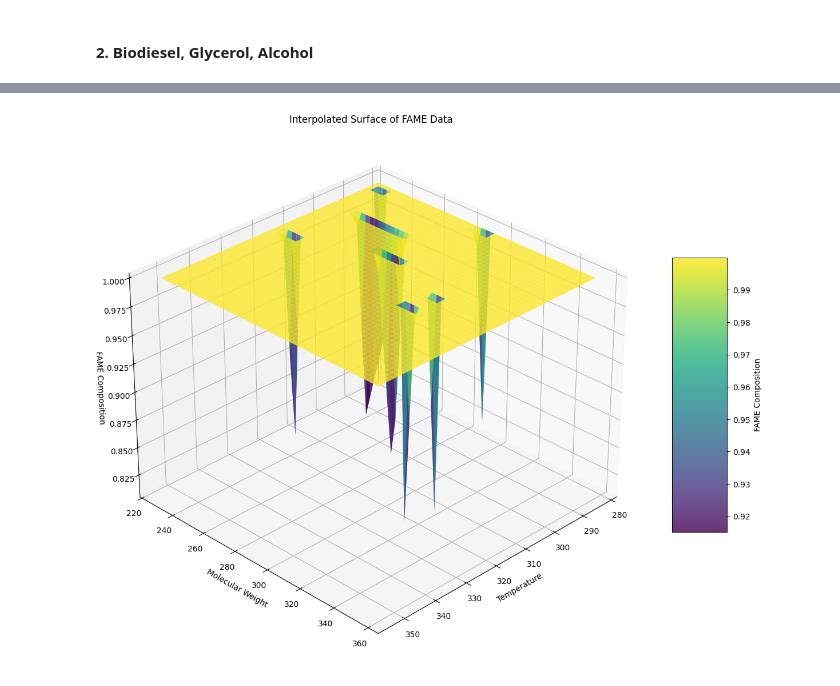
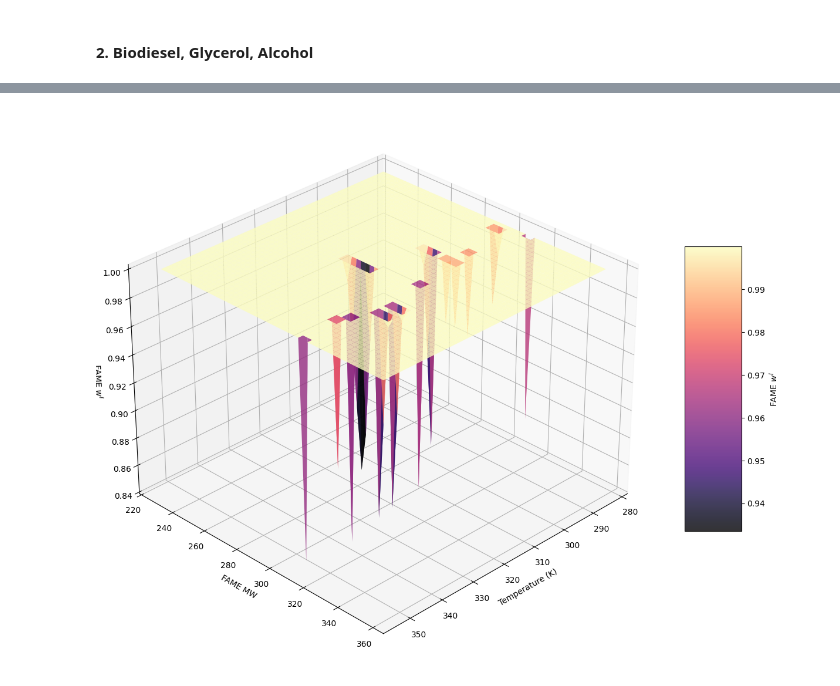
Before and after one commit to Juandhb99/ThermOleo, a Jupyter notebook: sensitivity_analysis.ipynb, the cells around one changed output, grey strips where cells are left out. Cells and saved outputs as stored; diff of their text form; code cells hidden in the pictures.

Commit message:
updated graphs

```diff
--- a/sensitivity_analysis.ipynb
+++ b/sensitivity_analysis.ipynb
@@ -79,5 +122,5 @@ thermo_model = UnifacDortmund
 # %%
-global_comps = np.array([0.80, 0.1, 0.1, 0, 0, 0, 0, 0]).reshape(1, 8)
+global_comps = np.array([0.824, 0.081, 0.095, 0, 0, 0, 0, 0]).reshape(1, 8)
 T = np.linspace(283.15, 353.15, 50)
 groups = group_contribution.group_by(["Group", "Stat"])
 groups_MW = group_contribution.group_by(["group", "stat"])
@@ -112,4 +149,4 @@ for name, data in groups:
 results_total = np.vstack(results_list)
 # %%
 results_total
-filtered_results = results_total[results_total[:, 0] != 0.80]
+filtered_results = results_total[results_total[:, 0] > 0.83]
@@ -134,49 +155,6 @@ FAME_comp = filtered_results[:,0]
 FAME_MW = filtered_results[:,-1]
 T = filtered_results[:,-2]
 # %%
-import numpy as np
-import matplotlib.pyplot as plt
-from mpl_toolkits.mplot3d import Axes3D
-from scipy.interpolate import griddata
-
-# Your existing arrays
-# FAME_comp = results_total[:,0]
-# FAME_MW = results_total[:,-1]
-# T = results_total[:,-2]
-
-# Create a grid for interpolation
-T_grid = np.linspace(min(T), max(T), 50)
-MW_grid = np.linspace(min(FAME_MW), max(FAME_MW), 50)
-T_mesh, MW_mesh = np.meshgrid(T_grid, MW_grid)
-
-# Interpolate FAME_comp values onto the grid
-points = np.column_stack((T, FAME_MW))
-FAME_comp_grid = griddata(points, FAME_comp, (T_mesh, MW_mesh), method='linear')
-
-# Create a new figure
-fig = plt.figure(figsize=(12, 10))
-ax = fig.add_subplot(111, projection='3d')
-
-# Create surface plot
-surf = ax.plot_surface(T_mesh, MW_mesh, FAME_comp_grid,
-                     cmap='viridis',
-                     edgecolor='none',
-                     alpha=0.8)
-
-
-# Add a color bar
-fig.colorbar(surf, ax=ax, shrink=0.5, aspect=5, label='FAME Composition')
-
-# Add labels with your requested arrangement
-ax.set_xlabel('Temperature')
-ax.set_ylabel('Molecular Weight')
-ax.set_zlabel('FAME Composition')
-ax.set_title('Interpolated Surface of FAME Data')
-
-# Adjust the viewing angle for better visualization
-ax.view_init(elev=30, azim=45)
-
-plt.tight_layout()
-plt.show()
+surface_plot(T, FAME_MW, FAME_comp, "", "Temperature (K)", "FAME MW", "FAME $w^I$", "FAME $w^I$")
 # %% [output]
-[figure, old version]
+[figure, new version]
```
Also changed, not shown: parts of 5 cells of this notebook.
